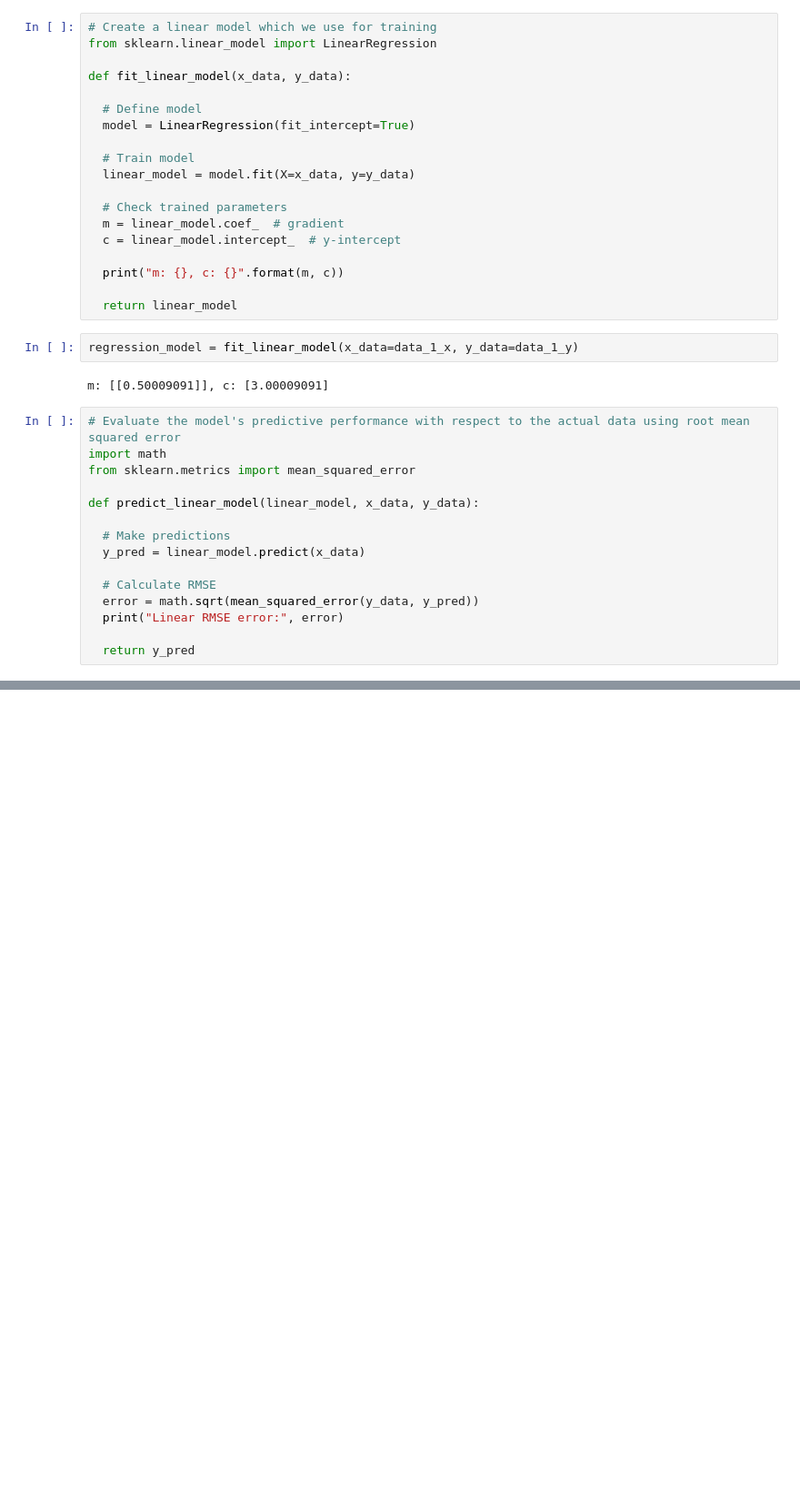
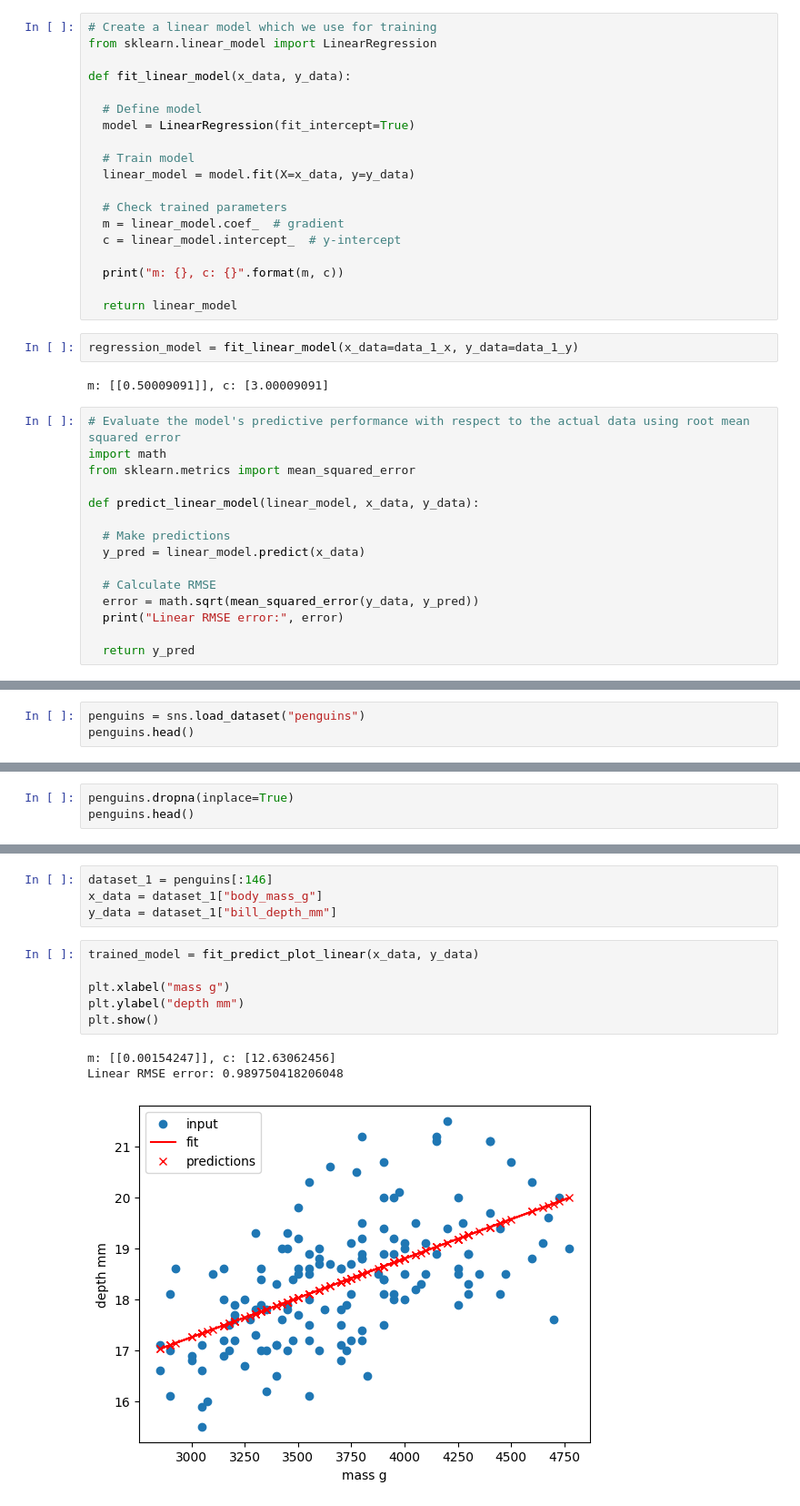
Before and after one commit to MaxDangVu136/ml_carpentry_workshop_2023, a Jupyter notebook: ml_carpentry_workshop_day1.ipynb, the cells around one changed output, grey strips where cells are left out. Shown: that part at 91% size. Cells and saved outputs as stored; diff of their text form; blank space fills up the shorter version.

```diff
--- a/ml_carpentry_workshop_day1.ipynb
+++ b/ml_carpentry_workshop_day1.ipynb
@@ -177,0 +280,3 @@ plot_linear_model(data_1_x, data_1_y, pred_y)
+# %%
+penguins = sns.load_dataset("penguins")
+penguins.head()
@@ -177,0 +290,3 @@ plot_linear_model(data_1_x, data_1_y, pred_y)
+# %%
+penguins.dropna(inplace=True)
+penguins.head()
@@ -177,0 +300,14 @@ plot_linear_model(data_1_x, data_1_y, pred_y)
+# %%
+dataset_1 = penguins[:146]
+x_data = dataset_1["body_mass_g"]
+y_data = dataset_1["bill_depth_mm"]
+# %%
+trained_model = fit_predict_plot_linear(x_data, y_data)
+
+plt.xlabel("mass g")
+plt.ylabel("depth mm")
+plt.show()
+# %% [output]
+m: [[0.00154247]], c: [12.63062456]
+Linear RMSE error: 0.989750418206048
+[figure, added]
```
Also changed, not shown: parts of 18 cells of this notebook.
